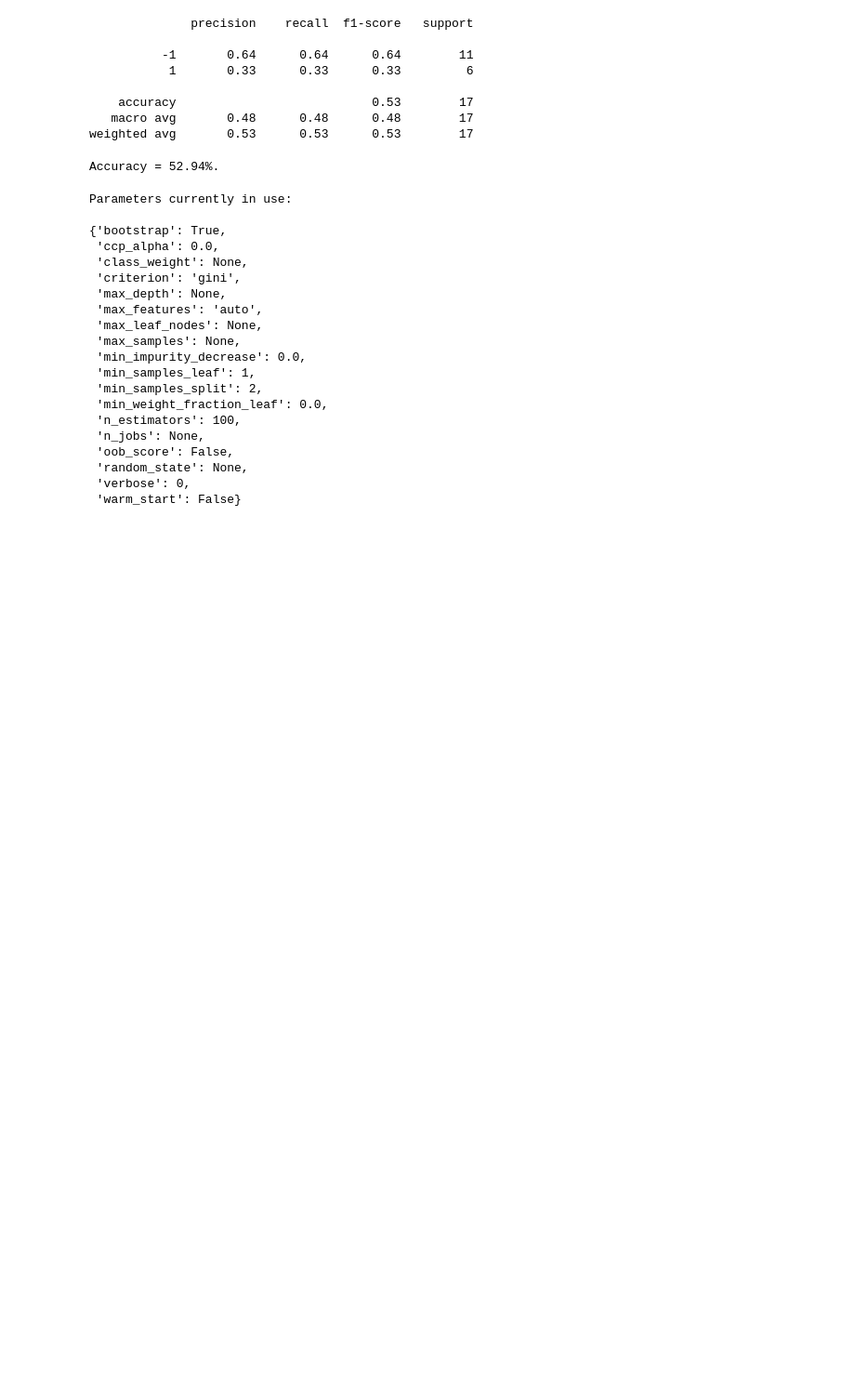
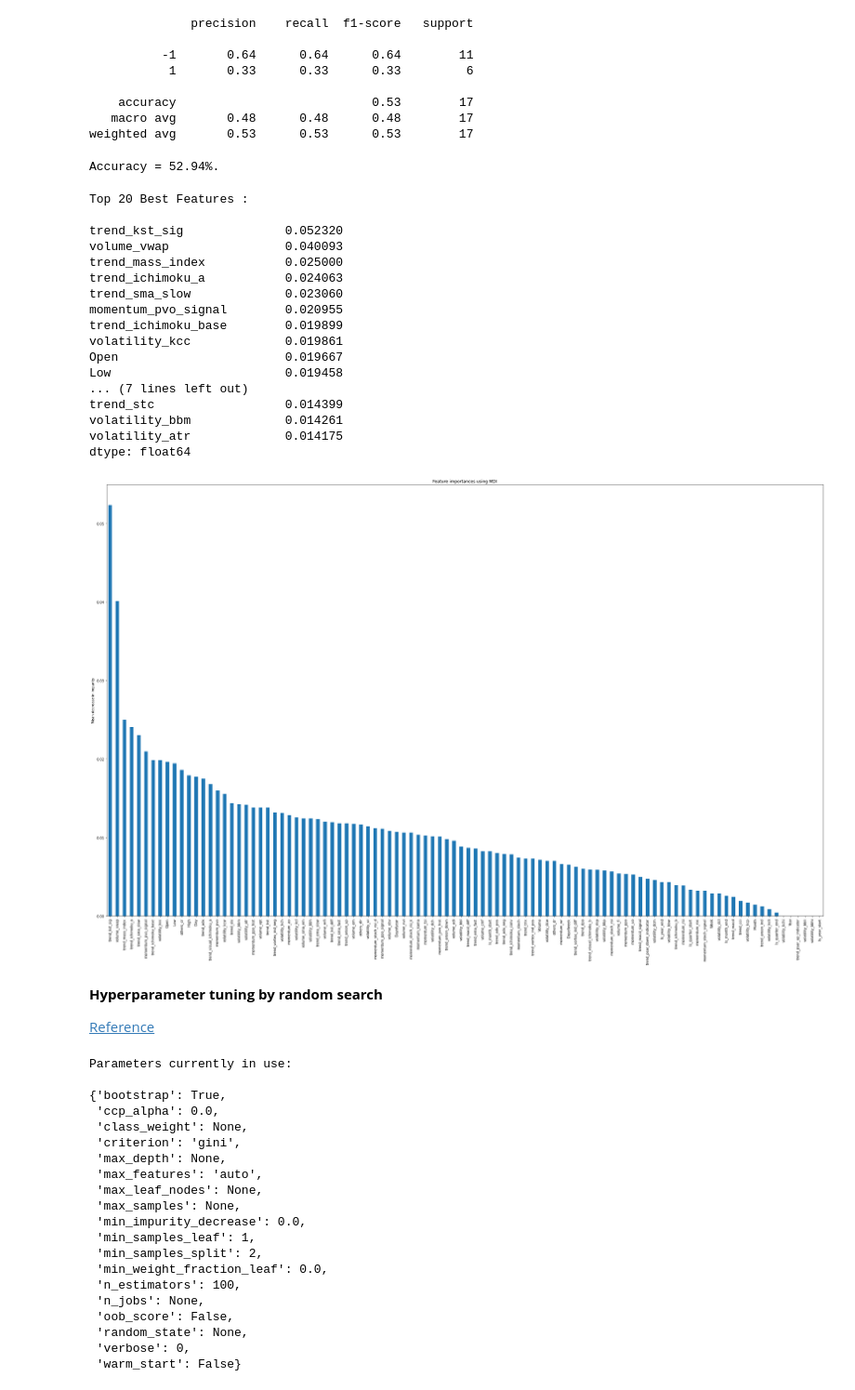
Before and after one commit to maggiechen615/Stock_Stalkers, a Jupyter notebook: Randomforest.ipynb, the cells around one changed output. Shown at 93% size. Cells and saved outputs as stored; diff of their text form; code cells hidden in the pictures; blank space fills up the shorter version.

Commit message:
add feature importances!

```diff
--- a/Randomforest.ipynb
+++ b/Randomforest.ipynb
@@ -83,3 +85,17 @@ X_valid = v_scaler.fit_transform(X_valid)
+# %%
+def feature_importance(model):
+    importances = model.feature_importances_
+    feature_names = [i for i in X_pandas.columns]
+    forest_importances = pd.Series(importances, index=feature_names)
+    forest_importances = forest_importances.sort_values(ascending=False)
+
+    print('Top 20 Best Features : \n')
+    print(forest_importances.head(20))
+    fig, ax = plt.subplots(figsize=(30,20))
+    forest_importances.plot.bar(ax=ax)
+    ax.set_title("Feature importances using MDI")
+    ax.set_ylabel("Mean decrease in impurity")
+    fig.tight_layout()
 # %% [markdown]
 ### (Part1) Random Forest
 
@@ -106,6 +122,31 @@ base_accuracy = base_model.score(X_valid, y_valid)
 print('Accuracy = {:0.2f}%.'.format(base_accuracy*100))
 # %% [output]
 Accuracy = 52.94%.
+# %%
+feature_importance(base_model)
+# %% [output]
+Top 20 Best Features :
+
+trend_kst_sig              0.052320
+volume_vwap                0.040093
+trend_mass_index           0.025000
+trend_ichimoku_a           0.024063
+trend_sma_slow             0.023060
+momentum_pvo_signal        0.020955
+trend_ichimoku_base        0.019899
+volatility_kcc             0.019861
+Open                       0.019667
+Low                        0.019458
+... (7 lines left out)
+trend_stc                  0.014399
+volatility_bbm             0.014261
+volatility_atr             0.014175
+dtype: float64
+[figure, added]
+# %% [markdown]
+**Hyperparameter tuning by random search**
+
+[Reference](https://medium.com/@maryamuzakariya/project-predict-stock-prices-using-random-forest-regression-model-in-python-fbe4edf01664#:~:text=The%20random%20forest%20regression%20model,based%20on%20the%20predicted%20values)
 # %%
 rf = RandomForestClassifier()
 # Look at parameters used by current forest, and the param need to be tuned to find the best
```
Also changed, not shown: parts of 12 cells of this notebook.
